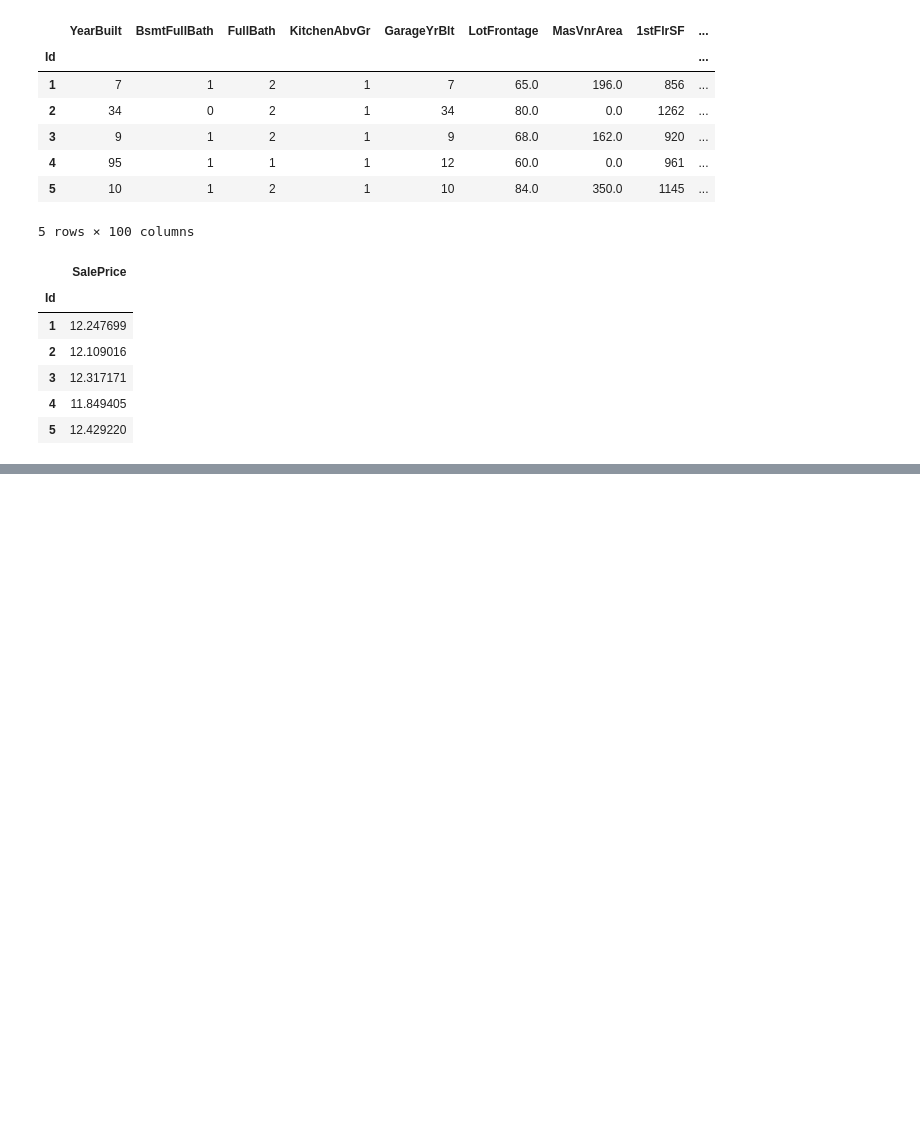
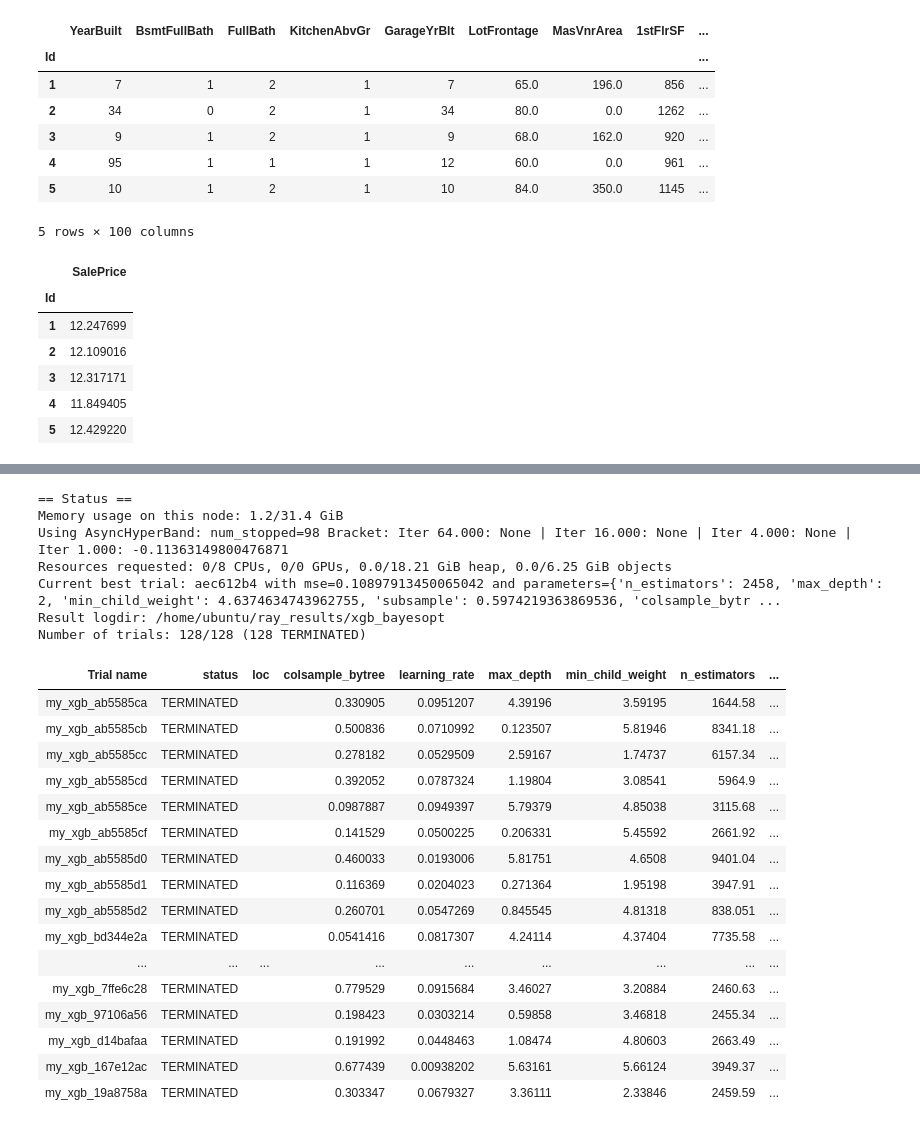
Before and after one commit to druce/iowa, a Jupyter notebook: hyperparameter_optimization.ipynb, the cells around one changed output, grey strips where cells are left out. Drawn from its saved outputs; the diff is of its cells as text; code cells hidden in the pictures; blank space fills up the shorter version.

```diff
--- a/hyperparameter_optimization.ipynb
+++ b/hyperparameter_optimization.ipynb
@@ -795,40 +908,76 @@ analysis.results_df['config.max_depth'].max()
 # %%
 # bayesopt
+NUM_SAMPLES=128
+
 start_time = datetime.now()
 print("%-20s %s" % ("Start Time", start_time))
 
 algo = BayesOptSearch(utility_kwargs={
     "kind": "ucb",
     "kappa": 2.5,
     "xi": 0.0
 })
 
+# uncomment and set max_concurrent to limit number of cores
 # algo = ConcurrencyLimiter(algo, max_concurrent=10)
 scheduler = AsyncHyperBandScheduler()
 
 tune_kwargs = {
-    "num_samples": 512,
+    "num_samples": NUM_SAMPLES,
     "config": {
         "n_estimators": tune.loguniform(100, 10000),
-        "max_depth": tune.randint(0, 6),
-        'min_child_weight': tune.randint(0, 6),
+        "max_depth": tune.quniform(0, 6, 1),
+        'min_child_weight': tune.quniform(0, 6, 1),
         "subsample": tune.quniform(0.4, 0.9, 0.05),
         "colsample_bytree": tune.quniform(0.05, 0.8, 0.05),
         "reg_alpha": tune.loguniform(1e-04, 1),
         "reg_lambda": tune.loguniform(1e-04, 100),
         "gamma": 0,
-        "learning_rate": tune.loguniform(0.001, 0.1)
+        "learning_rate": tune.loguniform(0.001, 0.1),
+        "wandb": {
+            "project": "iowa",
+            "api_key_file": "secrets/wandb.txt",
+            "log_config": True
+        }
     }
 }
 
 analysis = tune.run(my_xgb,
-                    name="my_xgb",
+                    name="xgb_bayesopt",
                     metric="mse",
                     mode="min",
                     search_alg=algo,
                     scheduler=scheduler,
                     verbose=1,
+                    loggers=DEFAULT_LOGGERS + (WandbLogger, ),
                     **tune_kwargs)
 
+end_time = datetime.now()
 print("%-20s %s" % ("Start Time", start_time))
-print("%-20s %s" % ("End Time", datetime.now()))
+print("%-20s %s" % ("End Time", end_time))
+print(str(timedelta(seconds=(end_time-start_time).seconds)))
+# %% [output]
+== Status ==
+Memory usage on this node: 1.2/31.4 GiB
+Using AsyncHyperBand: num_stopped=98 Bracket: Iter 64.000: None | Iter 16.000: None | Iter 4.000: None | Iter 1.000: -0.11363149800476871
+Resources requested: 0/8 CPUs, 0/0 GPUs, 0.0/18.21 GiB heap, 0.0/6.25 GiB objects
+Current best trial: aec612b4 with mse=0.10897913450065042 and parameters={'n_estimators': 2458, 'max_depth': 2, 'min_child_weight': 4.6374634743962755, 'subsample': 0.5974219363869536, 'colsample_bytr ...
+Result logdir: /home/ubuntu/ray_results/xgb_bayesopt
+Number of trials: 128/128 (128 TERMINATED)
+| Trial name | status | loc | colsample_bytree | learning_rate | max_depth | min_child_weight | n_estimators | ... |
+| my_xgb_ab5585ca | TERMINATED |  | 0.330905 | 0.0951207 | 4.39196 | 3.59195 | 1644.58 | ... |
+| my_xgb_ab5585cb | TERMINATED |  | 0.500836 | 0.0710992 | 0.123507 | 5.81946 | 8341.18 | ... |
+| my_xgb_ab5585cc | TERMINATED |  | 0.278182 | 0.0529509 | 2.59167 | 1.74737 | 6157.34 | ... |
+| my_xgb_ab5585cd | TERMINATED |  | 0.392052 | 0.0787324 | 1.19804 | 3.08541 | 5964.9 | ... |
+| my_xgb_ab5585ce | TERMINATED |  | 0.0987887 | 0.0949397 | 5.79379 | 4.85038 | 3115.68 | ... |
+| my_xgb_ab5585cf | TERMINATED |  | 0.141529 | 0.0500225 | 0.206331 | 5.45592 | 2661.92 | ... |
+| my_xgb_ab5585d0 | TERMINATED |  | 0.460033 | 0.0193006 | 5.81751 | 4.6508 | 9401.04 | ... |
+| my_xgb_ab5585d1 | TERMINATED |  | 0.116369 | 0.0204023 | 0.271364 | 1.95198 | 3947.91 | ... |
+| my_xgb_ab5585d2 | TERMINATED |  | 0.260701 | 0.0547269 | 0.845545 | 4.81318 | 838.051 | ... |
+| my_xgb_bd344e2a | TERMINATED |  | 0.0541416 | 0.0817307 | 4.24114 | 4.37404 | 7735.58 | ... |
+| ... | ... | ... | ... | ... | ... | ... | ... | ... |
+| my_xgb_7ffe6c28 | TERMINATED |  | 0.779529 | 0.0915684 | 3.46027 | 3.20884 | 2460.63 | ... |
+| my_xgb_97106a56 | TERMINATED |  | 0.198423 | 0.0303214 | 0.59858 | 3.46818 | 2455.34 | ... |
+| my_xgb_d14bafaa | TERMINATED |  | 0.191992 | 0.0448463 | 1.08474 | 4.80603 | 2663.49 | ... |
+| my_xgb_167e12ac | TERMINATED |  | 0.677439 | 0.00938202 | 5.63161 | 5.66124 | 3949.37 | ... |
+| my_xgb_19a8758a | TERMINATED |  | 0.303347 | 0.0679327 | 3.36111 | 2.33846 | 2459.59 | ... |
```
Also changed, not shown: parts of 33 cells of this notebook, 2 other files.
